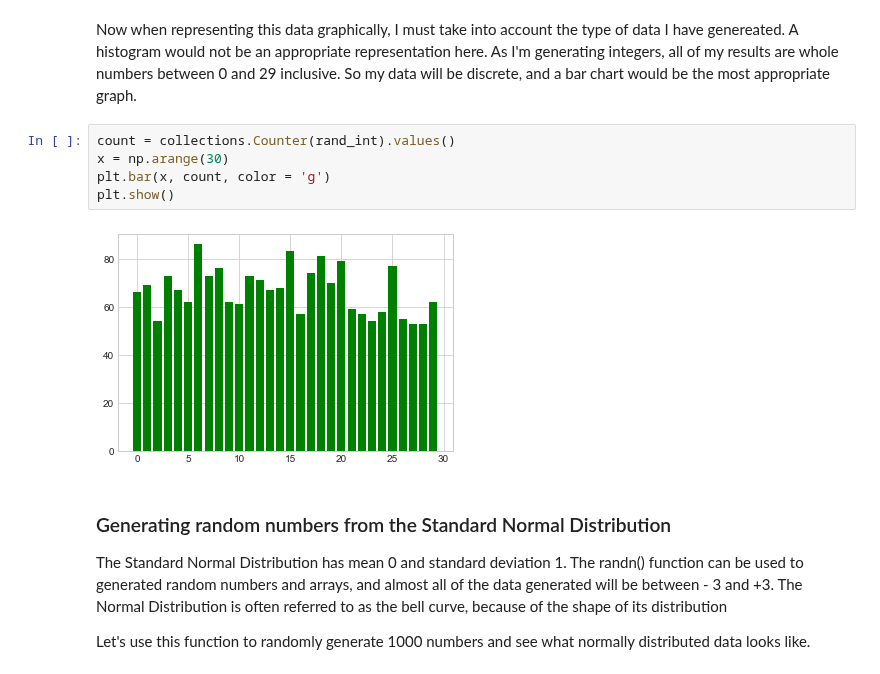
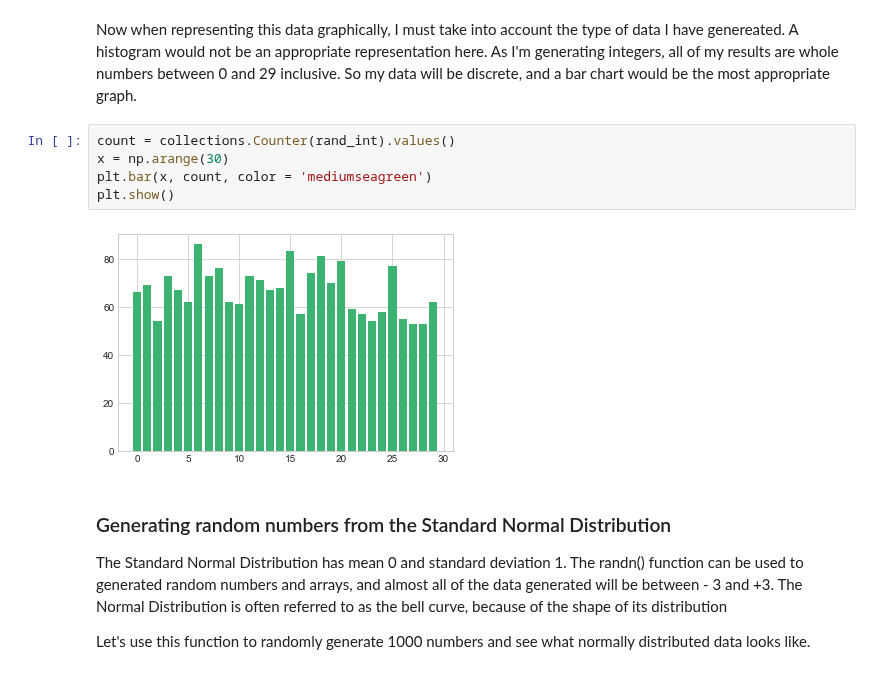
Before and after one commit to MarionMcG/numpy.random, a Jupyter notebook: numpy-random.ipynb, the cells around one changed output. Saved outputs shown, nothing was run; the diff lists cells and outputs as text.

```diff
--- a/numpy-random.ipynb
+++ b/numpy-random.ipynb
@@ -134,10 +134,10 @@ Now when representing this data graphically, I must take into account the type o
 # %%
 count = collections.Counter(rand_int).values()
 x = np.arange(30)
-plt.bar(x, count, color = 'g')
+plt.bar(x, count, color = 'mediumseagreen')
 plt.show()
 # %% [output]
-[figure, old version]
+[figure, new version]
 # %% [markdown]
 ### Generating random numbers from the Standard Normal Distribution
 
```
Also changed, not shown: parts of 16 cells of this notebook.
